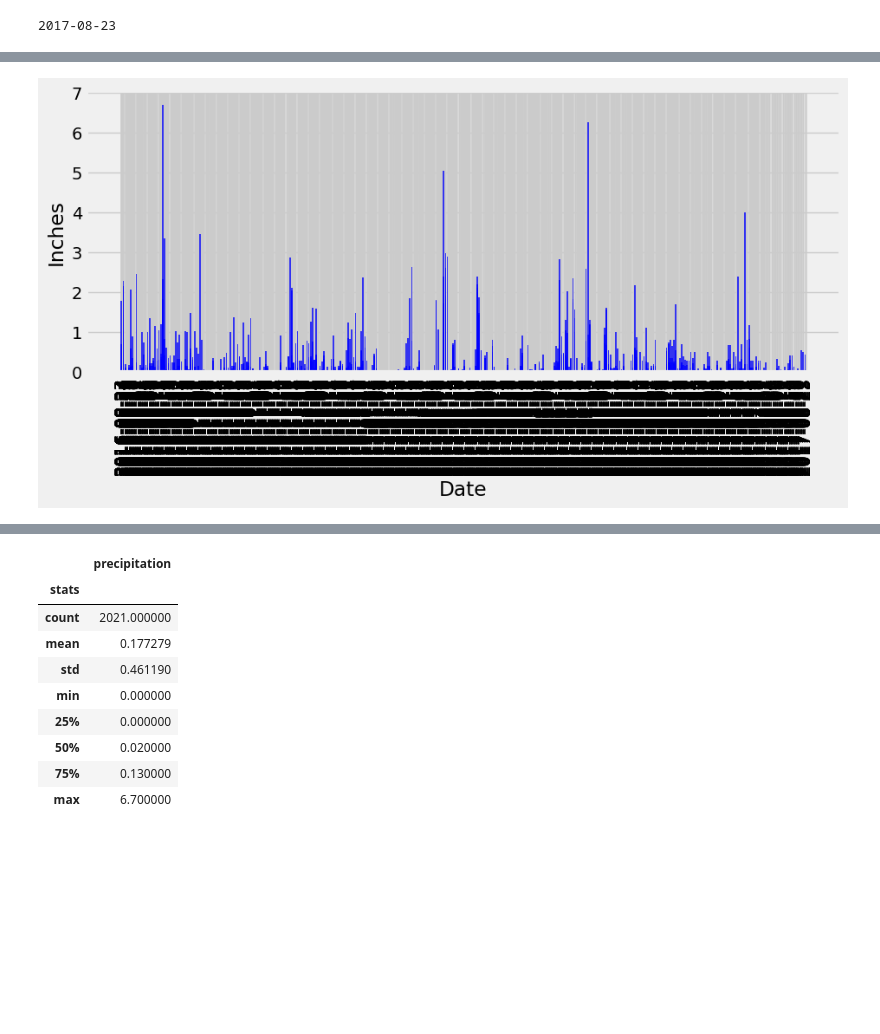
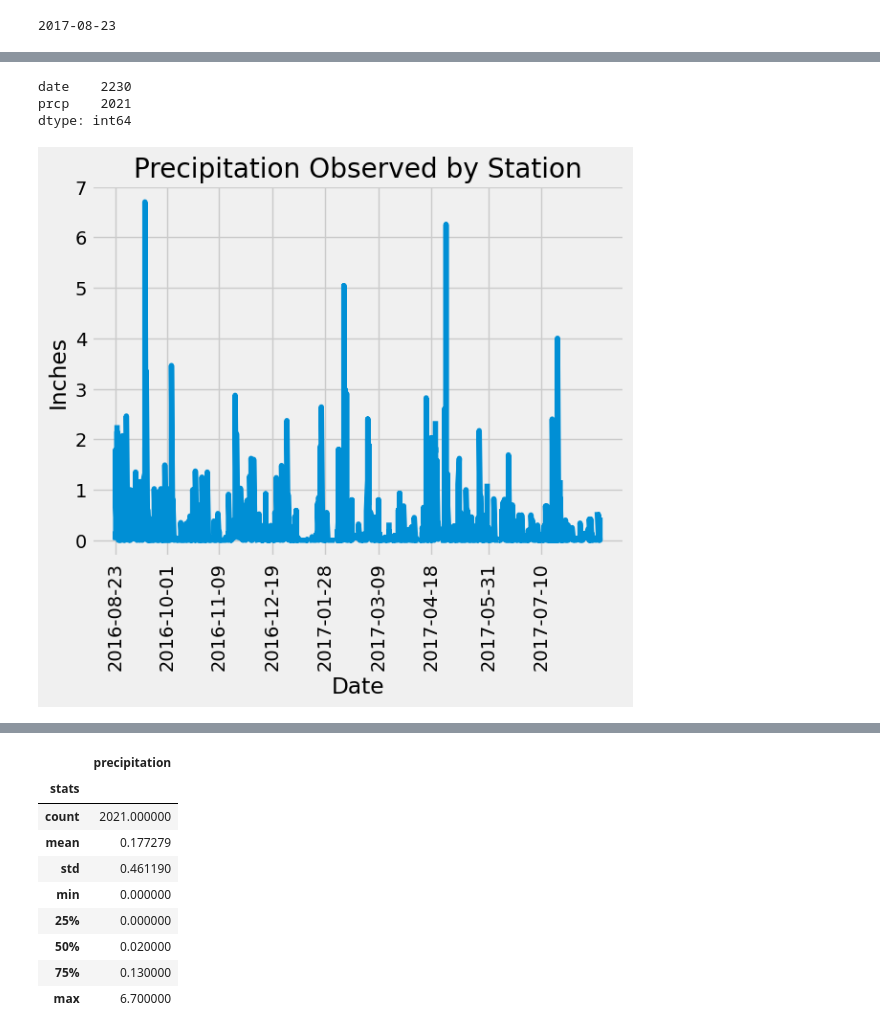
Before and after one commit to samwallach7/10-sqlalchemy-challenge, a Jupyter notebook: SurfsUp/climate_starter_SW.ipynb, the cells around one changed output, grey strips where cells are left out. Drawn from its saved outputs; the diff is of its cells as text; code cells hidden in the pictures; blank space fills up the shorter version.

```diff
--- a/SurfsUp/climate_starter_SW.ipynb
+++ b/SurfsUp/climate_starter_SW.ipynb
@@ -84,17 +78,20 @@ dtype: int64
-# %%
-
-x_axis = np.arange(len(hawaii_prcp))
-tick_locations = [value for value in x_axis]
-plt.figure(figsize=(10,4))
-plt.xlabel("Date")
-plt.ylabel("Inches")
-plt.bar(hawaii_prcp["date"], hawaii_prcp["prcp"], facecolor="blue", alpha=0.75, align="center")
-plt.xticks(hawaii_prcp["date"], rotation="vertical")
-plt.show()
-
-# Sort the dataframe by date
-
-
-# Use Pandas Plotting with Matplotlib to plot the data
-# %% [output]
-[figure, removed]
+# %%
+# Checking to see how many values are reurned in each column
+hawaii_prcp.count()
+# %% [output]
+date    2230
+prcp    2021
+dtype: int64
+# %%
+# Plotting the precipitation results with Pandas plot, with an xtick every 250 rows from the DataFrame
+mask = hawaii_prcp["date"]
+fig, ax = plt.subplots()
+ax.plot(hawaii_prcp["date"], hawaii_prcp["prcp"])
+ax.tick_params(axis='x', rotation=90)
+ax.set_xticks([mask[0], mask[250], mask[500], mask[750], mask[1000], mask[1250], mask[1500], mask[1750], mask[2000]])
+ax.set_xlabel("Date")
+ax.set_ylabel("Inches")
+ax.set_title("Precipitation Observed by Station")
+plt.show()
+# %% [output]
+[figure, added]
```
Also changed, not shown: parts of 8 cells of this notebook, 1 other file.
